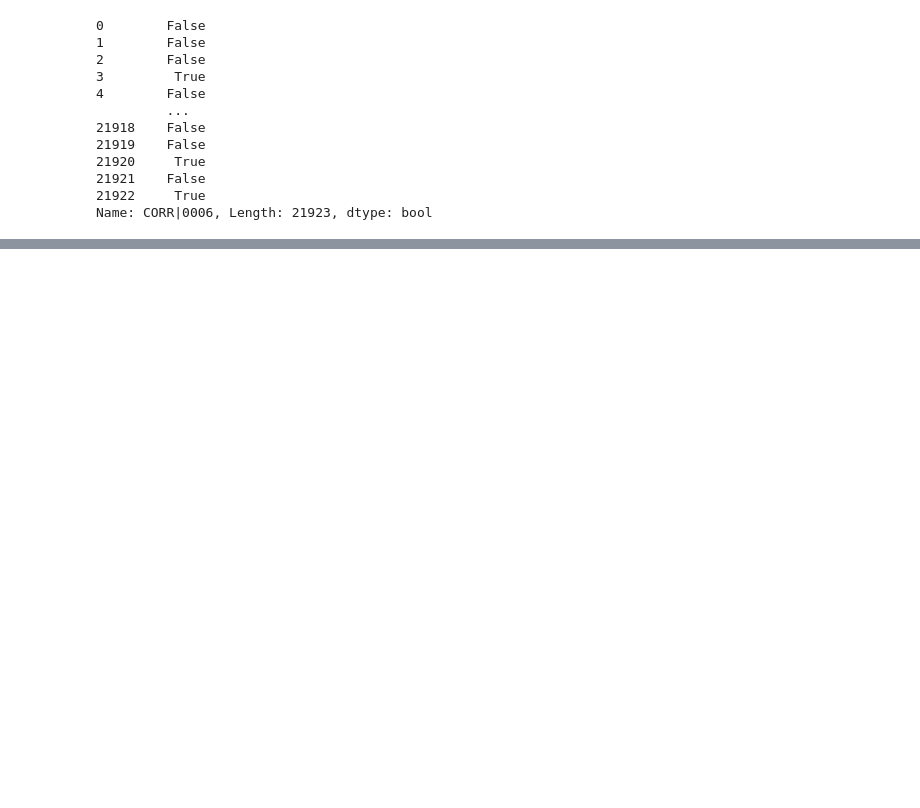
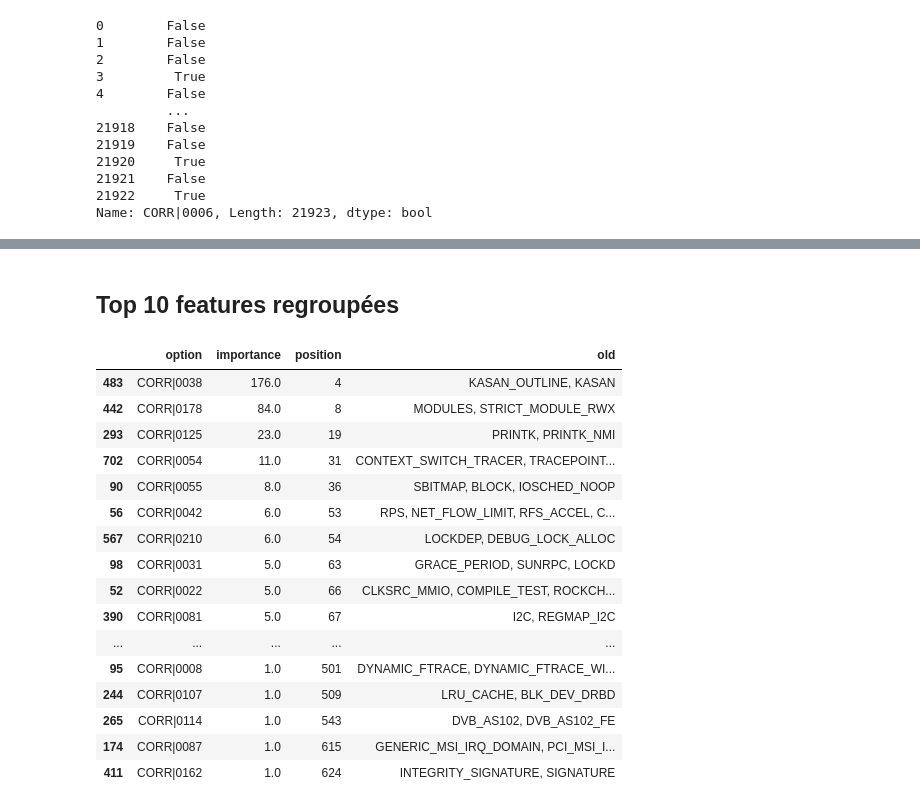
Before and after one commit to TuxML/tuxai, a Jupyter notebook: notebooks/2022_12_05.ipynb, the cells around one changed output, grey strips where cells are left out. Drawn from its saved outputs; the diff is of its cells as text; code cells hidden in the pictures; blank space fills up the shorter version.

```diff
--- a/notebooks/2022_12_05.ipynb
+++ b/notebooks/2022_12_05.ipynb
@@ -62,0 +93,5 @@ Name: CORR|0006, Length: 21923, dtype: bool
+# %%
+scores = xgb_reg.get_booster().get_score(importance_type='weight')
+df_scores = pd.DataFrame.from_dict({"option": scores.keys(), "importance": scores.values()}).sort_values("importance", ascending=False)
+df_scores["position"] = range(1, len(scores) + 1)
+df_scores
@@ -62,0 +112,24 @@ Name: CORR|0006, Length: 21923, dtype: bool
+# %% [markdown]
+## Top 10 features regroupées
+# %%
+df_score_corr = df_scores[df_scores.option.str.startswith("CORR|")].copy()
+df_score_corr["old"] = df_score_corr.option.apply(lambda o: ", ".join(dataset.collinear_options_[o]))
+df_score_corr
+# %% [output]
+|  | option | importance | position | old |
+| 483 | CORR|0038 | 176.0 | 4 | KASAN_OUTLINE, KASAN |
+| 442 | CORR|0178 | 84.0 | 8 | MODULES, STRICT_MODULE_RWX |
+| 293 | CORR|0125 | 23.0 | 19 | PRINTK, PRINTK_NMI |
+| 702 | CORR|0054 | 11.0 | 31 | CONTEXT_SWITCH_TRACER, TRACEPOINT... |
+| 90 | CORR|0055 | 8.0 | 36 | SBITMAP, BLOCK, IOSCHED_NOOP |
+| 56 | CORR|0042 | 6.0 | 53 | RPS, NET_FLOW_LIMIT, RFS_ACCEL, C... |
+| 567 | CORR|0210 | 6.0 | 54 | LOCKDEP, DEBUG_LOCK_ALLOC |
+| 98 | CORR|0031 | 5.0 | 63 | GRACE_PERIOD, SUNRPC, LOCKD |
+| 52 | CORR|0022 | 5.0 | 66 | CLKSRC_MMIO, COMPILE_TEST, ROCKCH... |
+| 390 | CORR|0081 | 5.0 | 67 | I2C, REGMAP_I2C |
+| ... | ... | ... | ... | ... |
+| 95 | CORR|0008 | 1.0 | 501 | DYNAMIC_FTRACE, DYNAMIC_FTRACE_WI... |
+| 244 | CORR|0107 | 1.0 | 509 | LRU_CACHE, BLK_DEV_DRBD |
+| 265 | CORR|0114 | 1.0 | 543 | DVB_AS102, DVB_AS102_FE |
+| 174 | CORR|0087 | 1.0 | 615 | GENERIC_MSI_IRQ_DOMAIN, PCI_MSI_I... |
+| 411 | CORR|0162 | 1.0 | 624 | INTEGRITY_SIGNATURE, SIGNATURE |
```
Also changed, not shown: parts of 6 cells of this notebook, 2 other files.
